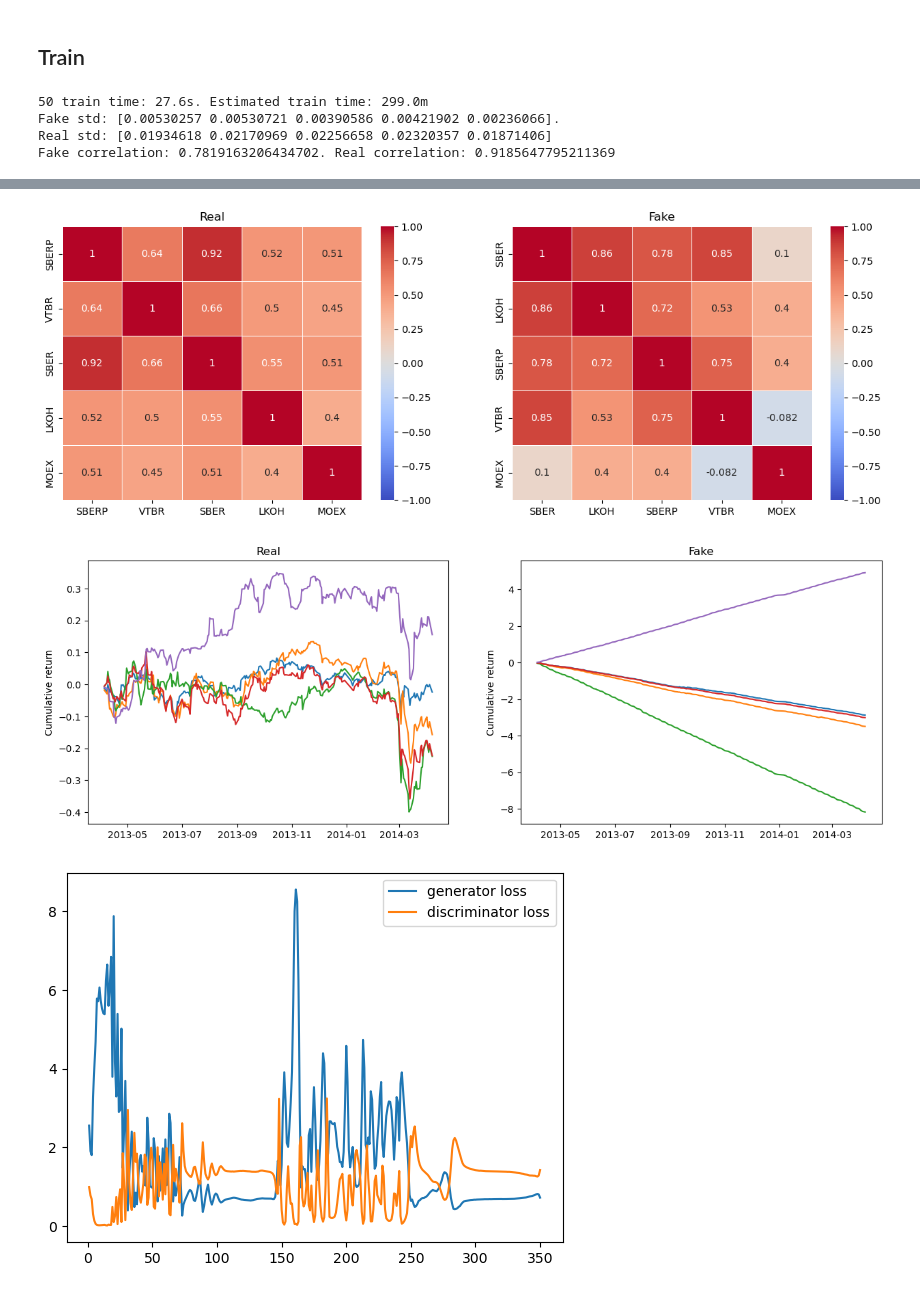
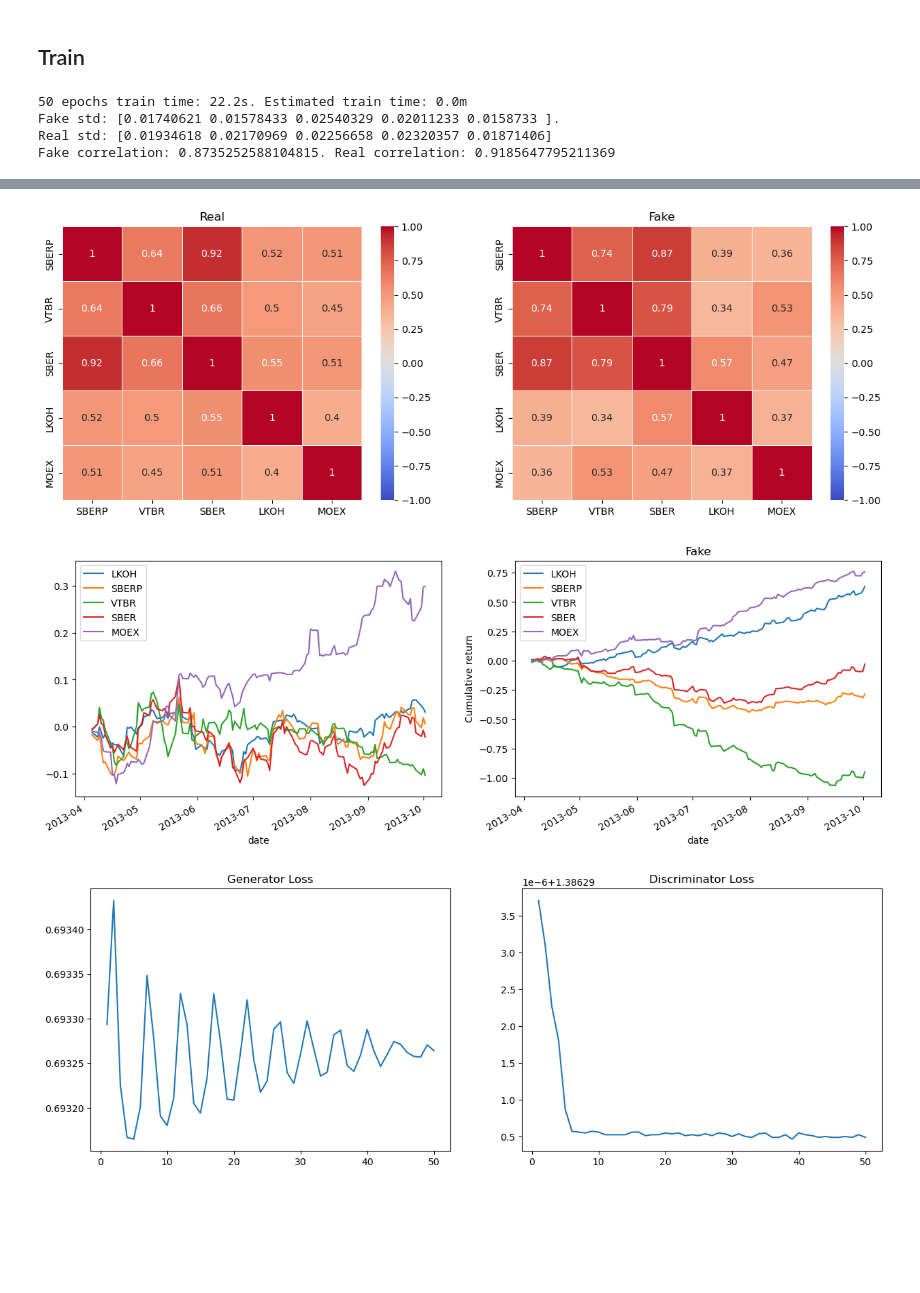
Before and after one commit to GudkovNikolay/Interactive_dashboard_ECML_2025, a Jupyter notebook: research/gan.ipynb, the cells around one changed output, grey strips where cells are left out. Saved outputs shown, nothing was run; the diff lists cells and outputs as text; code cells hidden in the pictures; blank space fills up the shorter version.

```diff
--- a/research/gan.ipynb
+++ b/research/gan.ipynb
@@ -54,14 +57,14 @@ discriminator = Discriminator().to(DEVICE)
 generator = Generator().to(DEVICE)
 
 # Define the optimizers for generator and discriminator
-LR = 0.001
-generator_optimizer = optim.Adam(generator.parameters(), lr=LR)
-discriminator_optimizer = optim.Adam(discriminator.parameters(), lr=LR)
+LR = 0.0002
+generator_optimizer = optim.RMSprop(generator.parameters(), lr=LR)
+discriminator_optimizer = optim.RMSprop(discriminator.parameters(), lr=LR)
 
 # Train GAN
 discriminator_losses, generator_losses = train_gan(generator, discriminator, generator_optimizer, discriminator_optimizer, dataloader, df_returns_real, n_epochs=N_EPOCHS, log_frequency=LOG_FREQUENCY, save_frequency=SAVE_FREQUENCY, model_prefix='TCN')
 # %% [output]
-50 train time: 27.6s. Estimated train time: 299.0m
-Fake std: [0.00530257 0.00530721 0.00390586 0.00421902 0.00236066].
+50 epochs train time: 22.2s. Estimated train time: 0.0m
+Fake std: [0.01740621 0.01578433 0.02540329 0.02011233 0.0158733 ].
 Real std: [0.01934618 0.02170969 0.02256658 0.02320357 0.01871406]
-Fake correlation: 0.7819163206434702. Real correlation: 0.9185647795211369
+Fake correlation: 0.8735252588104815. Real correlation: 0.9185647795211369
@@ -69,3 +72,3 @@ Fake correlation: 0.7819163206434702. Real correlation: 0.9185647795211369
-[figure, old version]
+[figure, new version]
-[figure, old version]
+[figure, new version]
-[figure, old version]
+[figure, new version]
```
Also changed, not shown: parts of 14 cells of this notebook, 17 other files.
